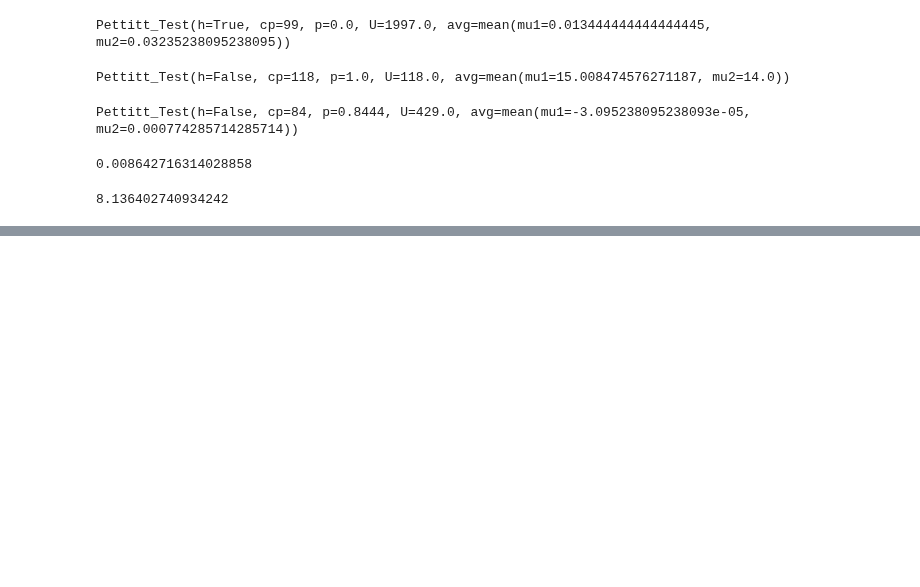
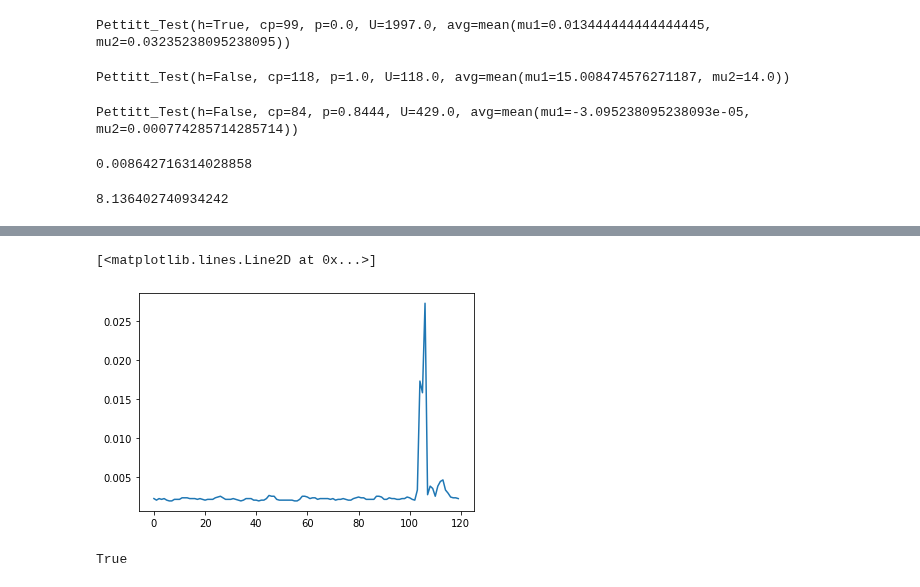
Before and after one commit to ai4sre/meltria-analyzer, a Jupyter notebook: notebooks/liner_trend.ipynb, the cells around one changed output, grey strips where cells are left out. Saved outputs shown, nothing was run; the diff lists cells and outputs as text; code cells hidden in the pictures; blank space fills up the shorter version.

```diff
--- a/notebooks/liner_trend.ipynb
+++ b/notebooks/liner_trend.ipynb
@@ -217,0 +219,18 @@ np.std(dummy_series) / np.mean(dummy_series)
+# %%
+import matplotlib.pyplot as plt
+import numpy as np
+
+sys.path.append('../')
+from tsdr import tsdr
+
+filepath = '/datasets/argowf-chaos-hg68n/2021-12-09-argowf-chaos-hg68n-user_pod-memory-hog_0.json'
+data_df, _, metrics_meta = tsdr.read_metrics_json(filepath)
+misdetected_series = data_df['s-user_latency'].to_numpy()
+plt.plot(misdetected_series)
+# %% [output]
+[<matplotlib.lines.Line2D at 0x...>]
+[figure, added]
+# %%
+tsdr.has_variation(misdetected_series, 0.05)
+# %% [output]
+True
```
Also changed, not shown: parts of 6 cells of this notebook.
